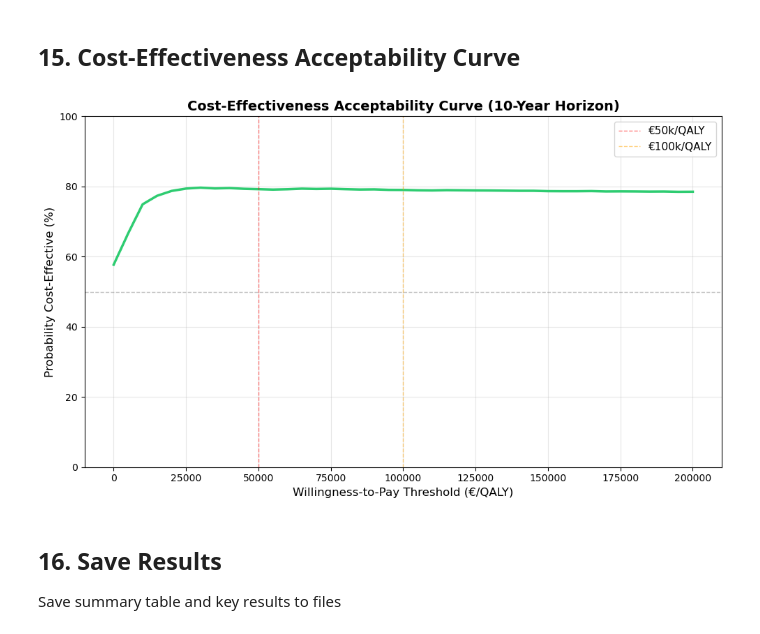
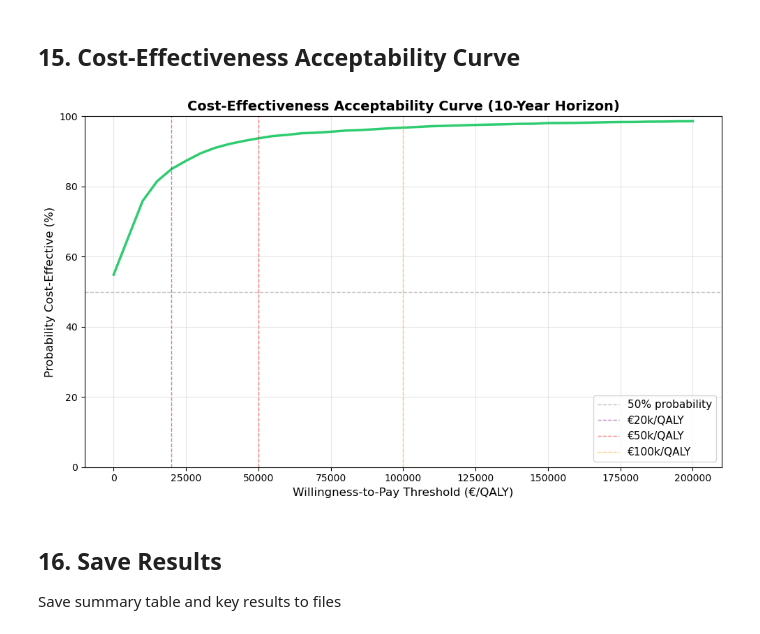
Before and after one commit to felizzi/Glaucoma_Studies, a Jupyter notebook: notebooks/01_model_setup_restructured.ipynb, the cells around one changed output. Drawn from its saved outputs; the diff is of its cells as text; code cells hidden in the pictures.

Commit message:
update of model base with CEAC

```diff
--- a/notebooks/01_model_setup_restructured.ipynb
+++ b/notebooks/01_model_setup_restructured.ipynb
@@ -674,17 +674,14 @@ plt.show()
 # %% [markdown]
 ## 15. Cost-Effectiveness Acceptability Curve
 # %%
-# Calculate CEAC for 10-year horizon
-def calculate_ceac(incremental_costs, incremental_qalys, wtp_thresholds):
+def calculate_ceac(icers, wtp_thresholds):
     """
-    Calculate cost-effectiveness acceptability curve
+    Calculate cost-effectiveness acceptability curve from ICERs
 
     Parameters:
     -----------
-    incremental_costs : array
-        Array of incremental costs from PSA
-    incremental_qalys : array
-        Array of incremental QALYs from PSA
+    icers : array
+        Array of ICERs from PSA (including np.inf for dominated cases)
     wtp_thresholds : array
         Array of willingness-to-pay thresholds to evaluate
 
@@ -695,53 +692,51 @@ def calculate_ceac(incremental_costs, incremental_qalys, wtp_thresholds):
     probabilities = []
 
     for wtp in wtp_thresholds:
-        # Calculate incremental net monetary benefit for each iteration
-        inmb = incremental_qalys * wtp - incremental_costs
-
-        # Proportion of iterations where INMB > 0
-        prob_ce = (inmb > 0).sum() / len(inmb) * 100
+        # Proportion of iterations where ICER < WTP threshold
+        # (np.inf will always be > any finite WTP, which is correct)
+        prob_ce = (icers <= wtp).sum() / len(icers) * 100
         probabilities.append(prob_ce)
 
     return {
         'thresholds': wtp_thresholds,
         'probabilities': probabilities
     }
 
-# Use it like this:
+# Use it with the finite ICERs
 results_10y = comprehensive_results['10_years']
-inc_costs = results_10y['icer_analysis']['incremental_costs']
-inc_qalys = results_10y['icer_analysis']['incremental_qalys']
+icers = results_10y['icer_analysis']['finite_icers']
 
-# Define WTP thresholds (you can adjust this range)
-wtp_thresholds = np.arange(0, 200001, 5000)  # 0 to 200k in 5k increments
+# Define WTP thresholds
+wtp_thresholds = np.arange(0, 200001, 5000)
 
 # Calculate CEAC
-ceac_data = calculate_ceac(inc_costs, inc_qalys, wtp_thresholds)
+ceac_data = calculate_ceac(icers, wtp_thresholds)
 
-# Now plot it
+# Enhanced plot
 fig, ax = plt.subplots(figsize=(10, 6))
 
 ax.plot(ceac_data['thresholds'], ceac_data['probabilities'],
         linewidth=2.5, color='#2ecc71')
 
 # Add reference lines
-ax.axhline(y=50, color='gray', linestyle='--', linewidth=1, alpha=0.5)
+ax.axhline(y=50, color='gray', linestyle='--', linewidth=1, alpha=0.5, label='50% probability')
+ax.axvline(x=20000, color='purple', linestyle='--', linewidth=1, alpha=0.5, label='€20k/QALY')
 ax.axvline(x=50000, color='red', linestyle='--', linewidth=1, alpha=0.5, label='€50k/QALY')
 ax.axvline(x=100000, color='orange', linestyle='--', linewidth=1, alpha=0.5, label='€100k/QALY')
 
 ax.set_xlabel('Willingness-to-Pay Threshold (€/QALY)', fontsize=12)
 ax.set_ylabel('Probability Cost-Effective (%)', fontsize=12)
 ax.set_title('Cost-Effectiveness Acceptability Curve (10-Year Horizon)',
              fontsize=14, fontweight='bold')
 ax.set_ylim(0, 100)
-ax.legend(fontsize=11)
+ax.legend(fontsize=11, loc='lower right')
 ax.grid(alpha=0.3)
 
 plt.tight_layout()
 plt.savefig('../data/ceac_10_years.png', dpi=300, bbox_inches='tight')
 plt.show()
 # %% [output]
-[figure, old version]
+[figure, new version]
 # %% [markdown]
 ## 16. Save Results
 
```
